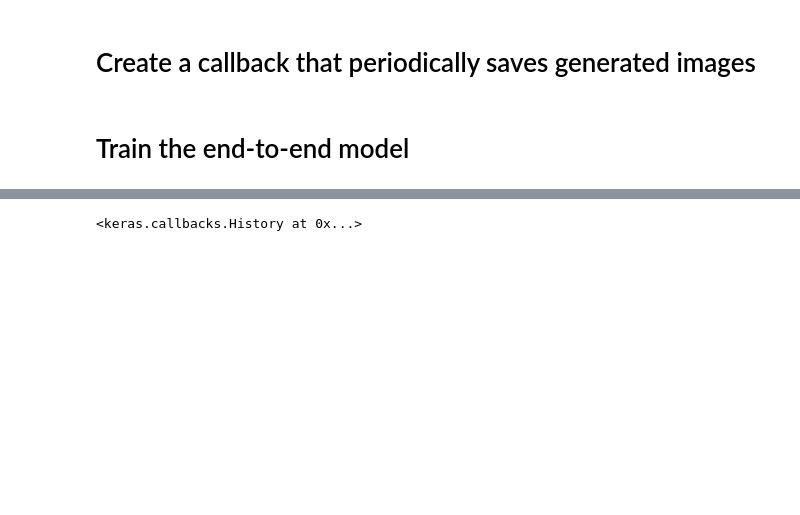
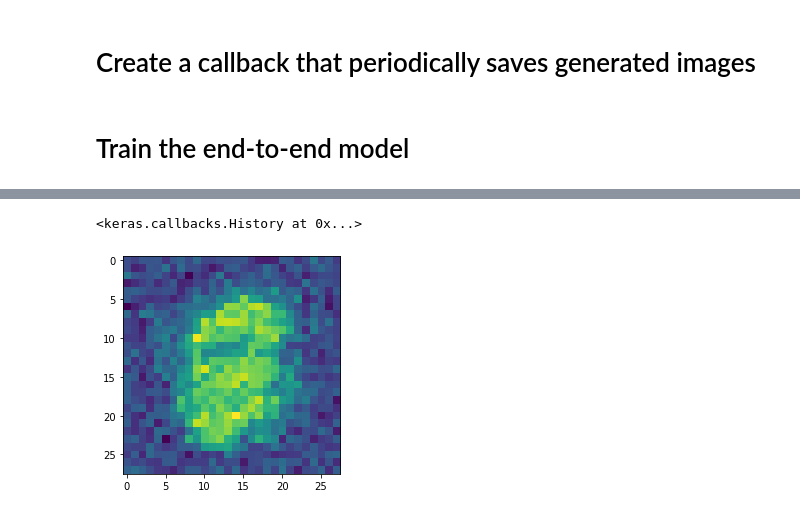
Before and after one commit to Ananassio/Data-Minig-Lab, a Jupyter notebook: Week_9/Assignment_9.ipynb, the cells around one changed output, grey strips where cells are left out. Cells and saved outputs as stored; diff of their text form; code cells hidden in the pictures; blank space fills up the shorter version.

```diff
--- a/Week_9/Assignment_9.ipynb
+++ b/Week_9/Assignment_9.ipynb
@@ -199,10 +199,11 @@ class GANMonitor(keras.callbacks.Callback):
         for i in range(self.num_img):
             img = keras.preprocessing.image.array_to_img(generated_images[i])
             img.save("generated_img_%03d_%d.png" % (epoch, i))
+            plt.imshow(img)
 # %% [markdown]
 # Train the end-to-end model
 # %%
-epochs = 1  # In practice, use ~100 epochs
+epochs = 50  # In practice, use ~100 epochs
 
 gan = GAN(discriminator=discriminator, generator=generator, latent_dim=latent_dim)
 gan.compile(
@@ -219 +236,2 @@ gan.fit(
 <keras.callbacks.History at 0x...>
+[figure, added]
```
Also changed, not shown: parts of 2 cells of this notebook.
